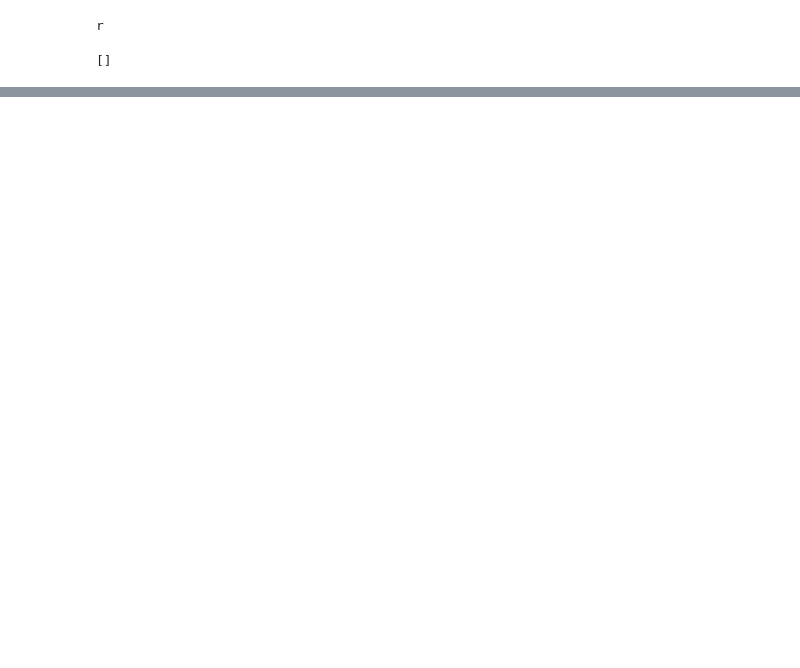
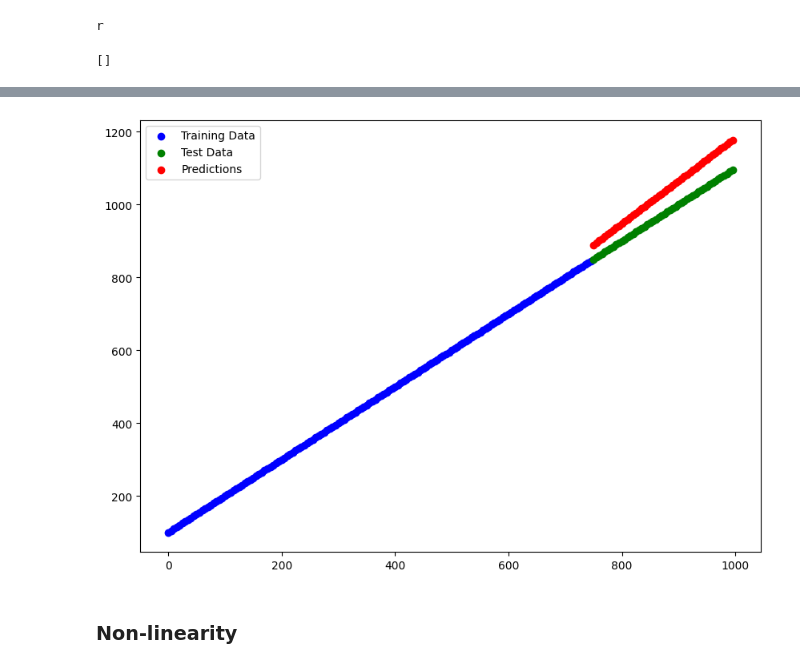
Before and after one commit to TheSeer507/MLJourney, a Jupyter notebook: 02_neural_network_classification_with_tensorflow.ipynb, the cells around one changed output, grey strips where cells are left out. Drawn from its saved outputs; the diff is of its cells as text; code cells hidden in the pictures; blank space fills up the shorter version.

```diff
--- a/02_neural_network_classification_with_tensorflow.ipynb
+++ b/02_neural_network_classification_with_tensorflow.ipynb
@@ -176,0 +365,27 @@ print(s[1:1])
+# %%
+#Split our regression Data into training and test
+
+X_reg_train = X_regression[:150]
+X_reg_test = X_regression[150:]
+y_reg_train = y_regression[:150]
+y_reg_test = y_regression[150:]
+
+#fit our model
+#Model_3 was compiled for Binnary classification now we are working with regression model needs to be changed
+# %%
+#set up random seed
+
+tf.random.set_seed(42)
+
+model_4 = tf.keras.Sequential([
+    tf.keras.layers.Dense(100),
+    tf.keras.layers.Dense(10),
+    tf.keras.layers.Dense(1)
+])
+
+#Compile model
+model_4.compile(loss=tf.keras.losses.mae,
+                optimizer=tf.keras.optimizers.Adam(),
+                metrics=["mae"])
+
+model_4.fit(X_reg_train, y_reg_train, epochs=100)
@@ -176,0 +411,12 @@ print(s[1:1])
+# %%
+#Make Predictions
+y_reg_preds = model_4.predict(X_reg_test)
+
+#plot the model
+plt.figure(figsize=(10,7))
+
+plt.scatter(X_reg_train, y_reg_train, c='b', label='Training Data')
+plt.scatter(X_reg_test, y_reg_test, c='g', label='Test Data')
+plt.scatter(X_reg_test, y_reg_preds, c='r', label='Predictions')
+plt.legend();
+# %% [output]
@@ -176,0 +424,3 @@ print(s[1:1])
+[figure, added]
+# %% [markdown]
+### Non-linearity
```
Also changed, not shown: parts of 40 cells of this notebook.
